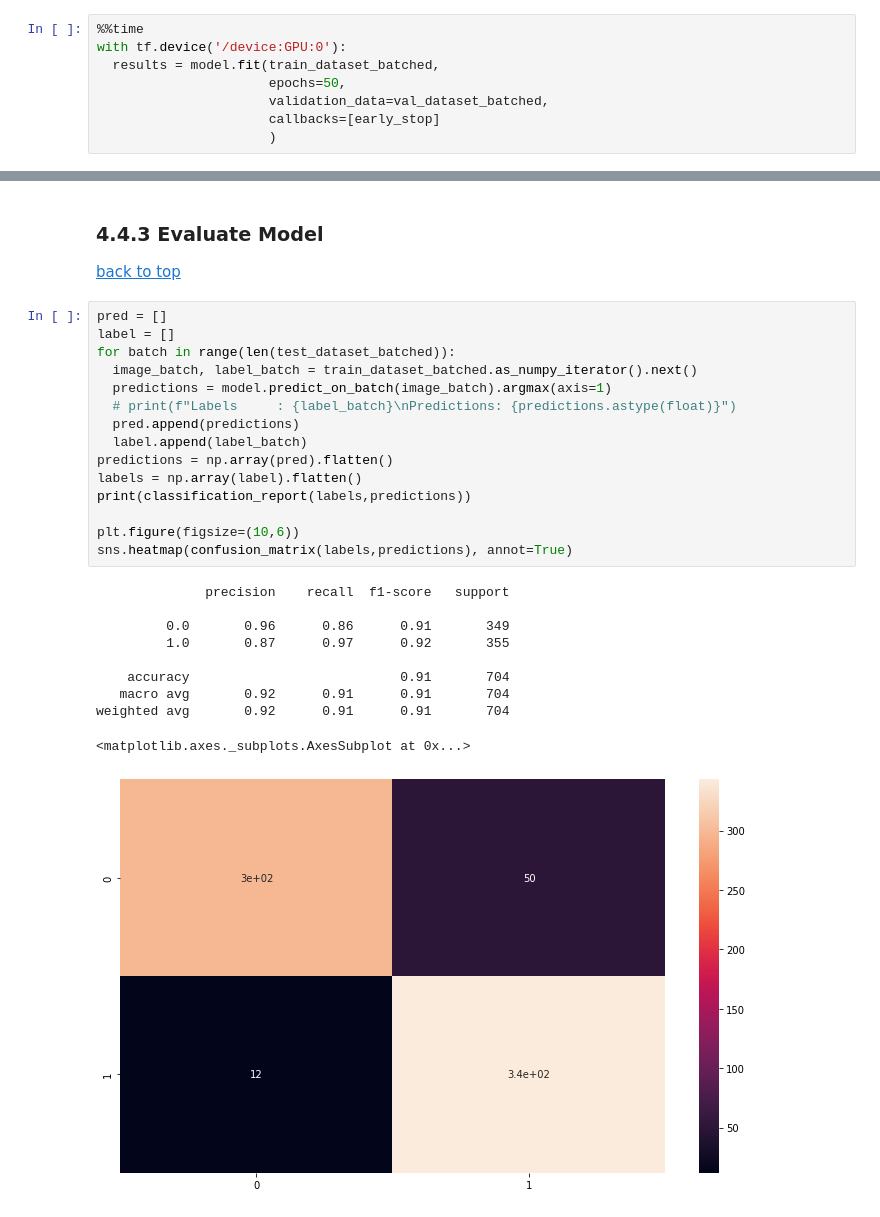
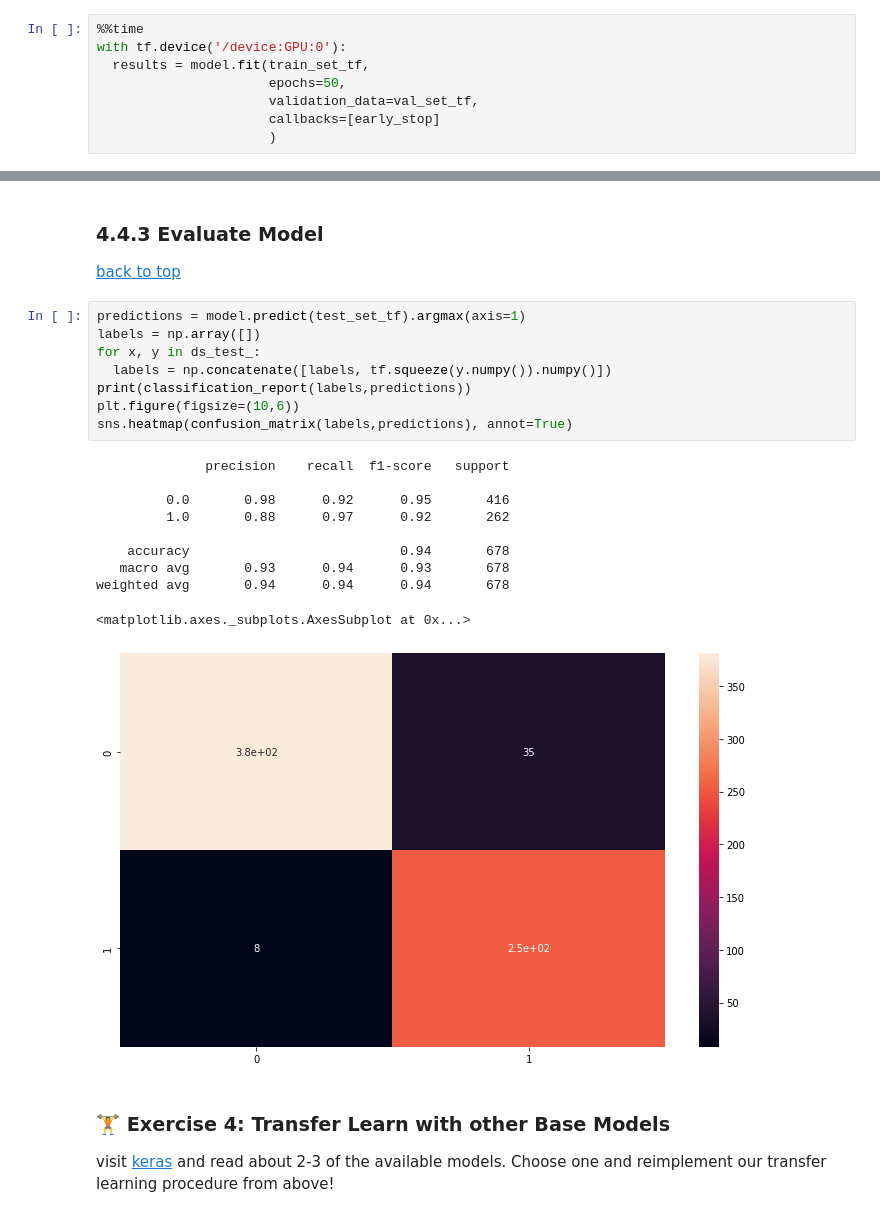
Before and after one commit to wesleybeckner/general_applications_of_neural_networks, a Jupyter notebook: notebooks/S4_Computer_Vision_II.ipynb, the cells around one changed output, grey strips where cells are left out. Drawn from its saved outputs; the diff is of its cells as text.

```diff
--- a/notebooks/S4_Computer_Vision_II.ipynb
+++ b/notebooks/S4_Computer_Vision_II.ipynb
@@ -1272,9 +1142,9 @@ _________________________________________________________________
 # %%
 %%time
 with tf.device('/device:GPU:0'):
-  results = model.fit(train_dataset_batched,
+  results = model.fit(train_set_tf,
                       epochs=50,
-                      validation_data=val_dataset_batched,
+                      validation_data=val_set_tf,
                       callbacks=[early_stop]
                       )
 # %% [output]
@@ -1300,28 +1170,25 @@ Wall time: 1min 32s
 
 [back to top](#top)
 # %%
-pred = []
-label = []
-for batch in range(len(test_dataset_batched)):
-  image_batch, label_batch = train_dataset_batched.as_numpy_iterator().next()
-  predictions = model.predict_on_batch(image_batch).argmax(axis=1)
-  # print(f"Labels     : {label_batch}\nPredictions: {predictions.astype(float)}")
-  pred.append(predictions)
-  label.append(label_batch)
-predictions = np.array(pred).flatten()
-labels = np.array(label).flatten()
+predictions = model.predict(test_set_tf).argmax(axis=1)
+labels = np.array([])
+for x, y in ds_test_:
+  labels = np.concatenate([labels, tf.squeeze(y.numpy()).numpy()])
 print(classification_report(labels,predictions))
-
 plt.figure(figsize=(10,6))
 sns.heatmap(confusion_matrix(labels,predictions), annot=True)
 # %% [output]
               precision    recall  f1-score   support
 
-         0.0       0.96      0.86      0.91       349
-         1.0       0.87      0.97      0.92       355
+         0.0       0.98      0.92      0.95       416
+         1.0       0.88      0.97      0.92       262
 
-    accuracy                           0.91       704
-   macro avg       0.92      0.91      0.91       704
-weighted avg       0.92      0.91      0.91       704
+    accuracy                           0.94       678
+   macro avg       0.93      0.94      0.93       678
+weighted avg       0.94      0.94      0.94       678
 <matplotlib.axes._subplots.AxesSubplot at 0x...>
-[figure, old version]
+[figure, new version]
+# %% [markdown]
+### 🏋️ Exercise 4: Transfer Learn with other Base Models
+
+visit [keras](https://www.tensorflow.org/api_docs/python/tf/keras/applications) and read about 2-3 of the available models. Choose one and reimplement our transfer learning procedure from above!
```
Also changed, not shown: parts of 35 cells of this notebook.
